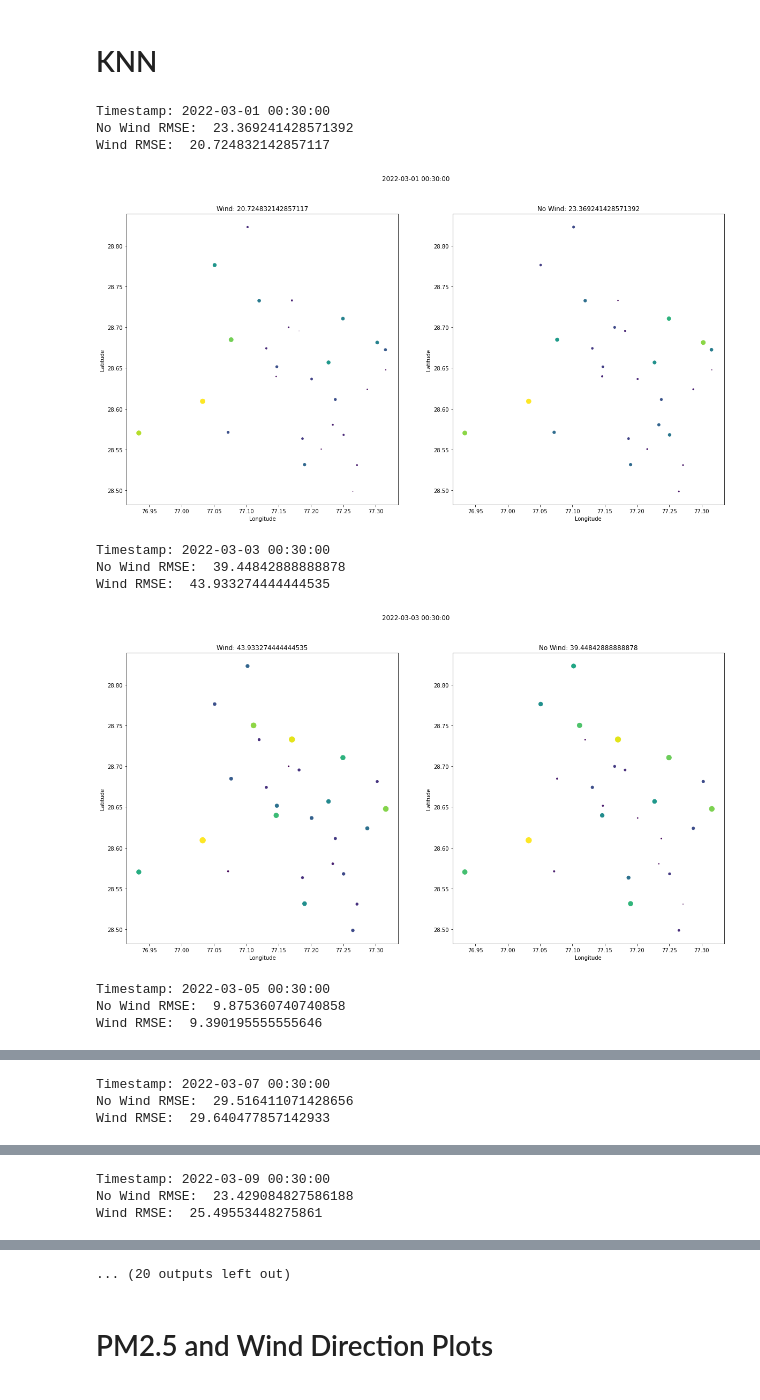
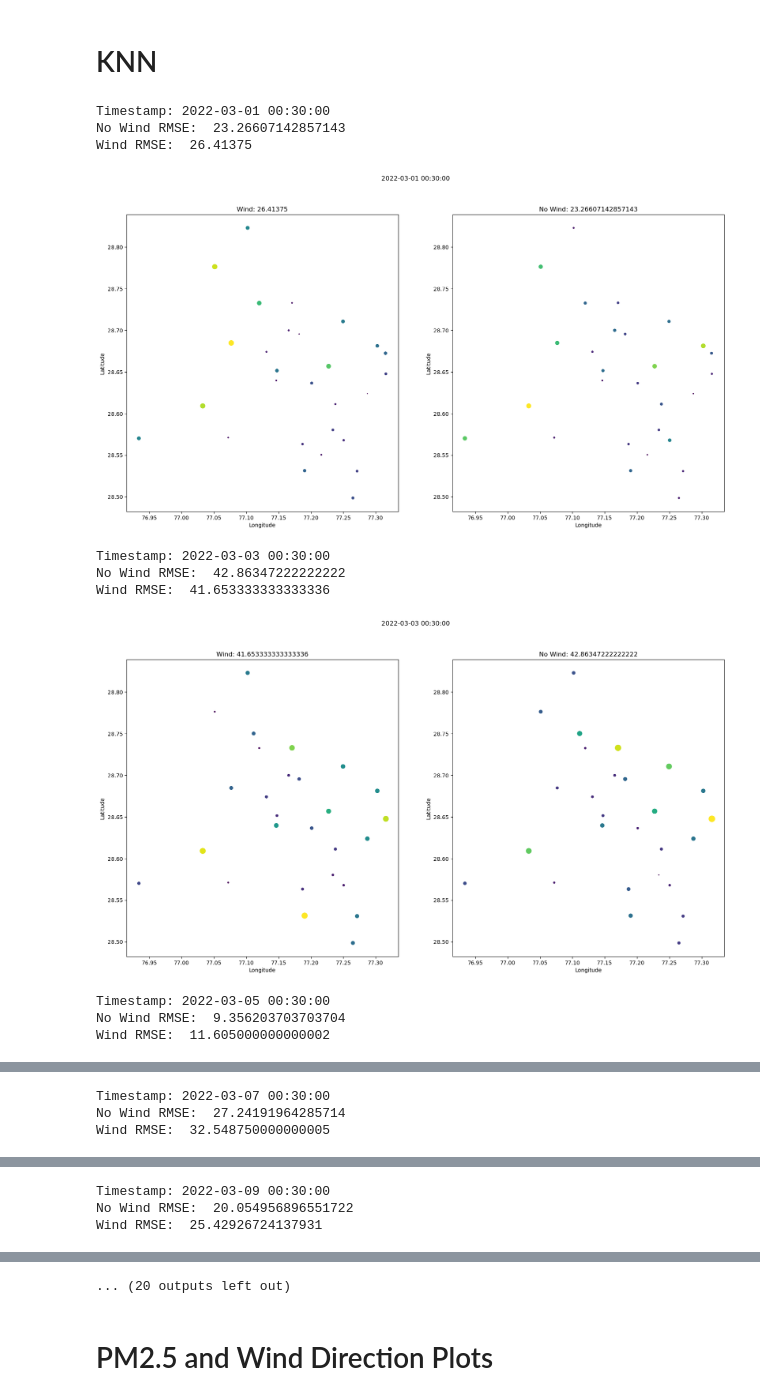
Before and after one commit to agarwal-mihir/Srip-Work-2023, a Jupyter notebook: AQ - Experiments/wind_nowind_comparison.ipynb, the cells around one changed output, grey strips where cells are left out. Saved outputs shown, nothing was run; the diff lists cells and outputs as text; code cells hidden in the pictures.

```diff
--- a/AQ - Experiments/wind_nowind_comparison.ipynb
+++ b/AQ - Experiments/wind_nowind_comparison.ipynb
@@ -321,38 +321,38 @@ def knn_loocv(timestamp):
 # %%
 p = pd.date_range(start='2022-03-01 00:30:00', end='2022-04-01 00:30:00', freq = '2D').to_frame(name='dates')
 
 for i in p['dates']:
-    d_i = rf_loocv(i)
+    d_i = knn_loocv(i)
     d_i = pd.DataFrame(d_i)
     print("Timestamp:", i)
     print('No Wind RMSE: ', np.mean(d_i['no wind rmse']))
     print('Wind RMSE: ', np.mean(d_i['wind rmse']))
 
     plt.figure(figsize = (20,10))
     plt.suptitle(i)
     plt.subplot(1, 2, 1)
     plt.scatter(d_i['lon'], d_i['lat'],  s = d_i['wind rmse'], c = d_i['wind rmse'])
     title = 'Wind: ' + str(np.mean(d_i['wind rmse']))
     plt.title(title)
     plt.xlabel('Longitude')
     plt.ylabel('Latitude')
 
     plt.subplot(1, 2, 2)
     plt.scatter(d_i['lon'], d_i['lat'],  s = d_i['no wind rmse'], c = d_i['no wind rmse'])
     title = 'No Wind: ' + str(np.mean(d_i['no wind rmse']))
     plt.title(title)
     plt.xlabel('Longitude')
     plt.ylabel('Latitude')
     plt.show()
 # %% [output]
 Timestamp: 2022-03-01 00:30:00
-No Wind RMSE:  23.369241428571392
-Wind RMSE:  20.724832142857117
+No Wind RMSE:  23.26607142857143
+Wind RMSE:  26.41375
-[figure, old version]
+[figure, new version]
 Timestamp: 2022-03-03 00:30:00
-No Wind RMSE:  39.44842888888878
-Wind RMSE:  43.933274444444535
+No Wind RMSE:  42.86347222222222
+Wind RMSE:  41.653333333333336
-[figure, old version]
+[figure, new version]
 Timestamp: 2022-03-05 00:30:00
-No Wind RMSE:  9.875360740740858
-Wind RMSE:  9.390195555555646
+No Wind RMSE:  9.356203703703704
+Wind RMSE:  11.605000000000002
@@ -360,3 +360,3 @@ Wind RMSE:  9.390195555555646
 Timestamp: 2022-03-07 00:30:00
-No Wind RMSE:  29.516411071428656
-Wind RMSE:  29.640477857142933
+No Wind RMSE:  27.24191964285714
+Wind RMSE:  32.548750000000005
@@ -364,3 +364,3 @@ Wind RMSE:  29.640477857142933
 Timestamp: 2022-03-09 00:30:00
-No Wind RMSE:  23.429084827586188
-Wind RMSE:  25.49553448275861
+No Wind RMSE:  20.054956896551722
+Wind RMSE:  25.42926724137931
```
Also changed, not shown: parts of 4 cells of this notebook, 12 other files.
